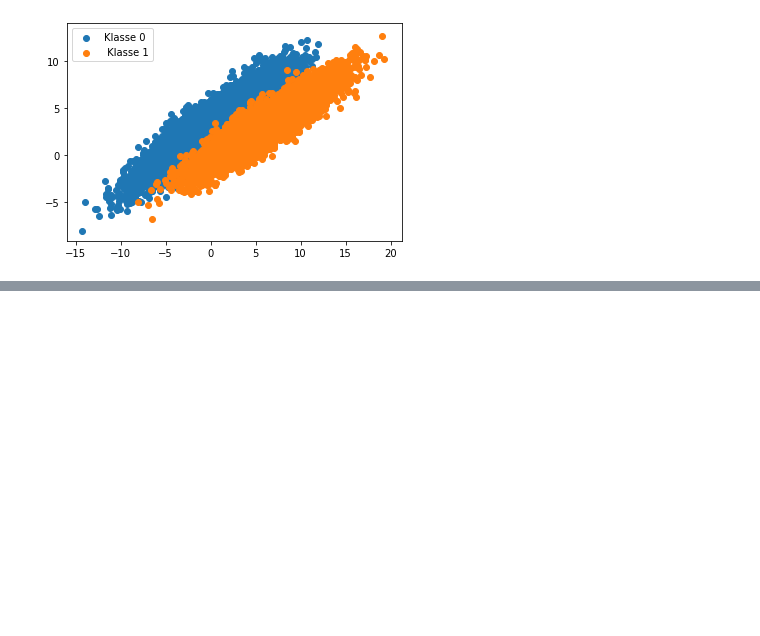
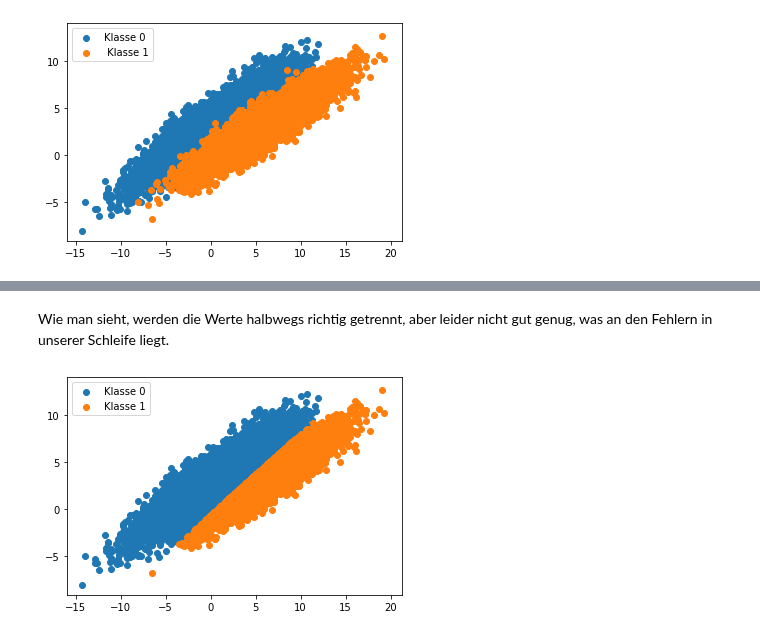
Before and after one commit to jpwgnr/SMD_Abgaben, a Jupyter notebook: Blatt8_Schubert_Herdieckerhoff_Overhoff/Blatt8.ipynb, the cells around one changed output, grey strips where cells are left out. Cells and saved outputs as stored; diff of their text form; code cells hidden in the pictures; blank space fills up the shorter version.

Commit message:
Leider nicht geschafft. Aber naja.

```diff
--- a/Blatt8_Schubert_Herdieckerhoff_Overhoff/Blatt8.ipynb
+++ b/Blatt8_Schubert_Herdieckerhoff_Overhoff/Blatt8.ipynb
@@ -127,2 +109,29 @@ def iteration(W, b, X, y, step_size, num):
+# %%
+def softmax(f, k): # Softmax Funktion wie beschrieben initialisiert. Es wird ein Vektor erzeugt, dessen einzelne Werte jeweils den Wert e hoch f(i) entsprechen, geteilt durch denselbigen Wert plus den Wert e hoch f(i) der jeweils anderen Klasse. Mit k wird die jeweilige Klasse beschrieben, aus der der jeweilige Datenpunkt kommt.
+    q = np.exp(f[:,k]).T/(np.exp(f[:,0])+np.exp(f[:,1]))
+    return q.T
+
+def indicator(y, k): # Indikatorfunktion. Ist quasi delta(y(i),k) wobei k der Klasse entspricht und y(i) den jeweiligen Samples unserer Werte. Es wird ein "True" zurückgegeben, falls diese Bedingung erfüllt ist und ein "False", falls nicht, was in einer Rechnung wie dieser hier einer 1 bzw. 0 entspricht.
+    return y == k
+
+
+def iteration(W, b, X, y, step_size, num):
+    f = ((X@W).T + b).T # Bestimmen der f Werte, also unserer Ergebnisse nach anwenden des Neurons auf unsere Eingangsdaten.
+    W_new1, b_new1, f_new1 = W, b, f # neue Variablen für die for-Schleife
+
+    for i in range(num): #num ist die Anzahl der gewünschten Durchläufe
+        grad_WC = np.array([[(softmax(f_new1, 0)- indicator(y, 0)).T @ X[:,0], #Dies ist eigentlich der spannendste Schritt. Der Gradient W zu C wird gebildet, also die Matrix, die später als Produkt mit der learning_rate zur aktuellen W-Matrix hinzugefügt wird. Dafür haben wir die einzelnen Komponenten berechnet.
+                             (softmax(f_new1, 0)- indicator(y, 0)).T @ X[:,1]], # In den jeweiligen Ecken der Matrix wird (softmax(f,i) -indicator(i) für alle i, also hier 20000 Elemente berechnet) und anschließend mit den dazugehörigen x-Werten multipliziert.
+                            [(softmax(f_new1, 1)- indicator(y, 1)).T @ X[:,0], # Dies wird für alle vier Ecken wiederholt.
+                             (softmax(f_new1, 1)- indicator(y, 1)).T @ X[:,1]]])/len(X[:,1]) # Am Ende wird durch die Anzahl aller Elemente geteilt, wegen des 1/m in der Formel im Skript.
+        grad_bC = np.array([[np.mean((softmax(f_new1,0)- indicator(y,0)).T)], # Hier wird auch nach der Formel aus 2c) der Gradient b C berechnet.
+                            [np.mean((softmax(f_new1,1)- indicator(y,1)).T)]])
+        W_new2 = W_new1 - step_size*grad_WC # Parameterupdate für W
+        b_new2 = b_new1 - step_size*grad_bC # Parameterupdate für b
+        f_new1 = ((X@W_new2).T + b_new2).T # Parameterupdate für f
+        W_new1 = W_new2
+        b_new1 = b_new2
+        print(f_new1[1])
+    return W_new1, b_new1, f_new1
 # %%
-W_new, b_new, f = iteration(W, b, X, y, step_size, 10000)
+W_new, b_new, f_new = iteration(W, b, X, y, step_size, 30)
@@ -141,0 +190,12 @@ None
+# %% [markdown]
+Wie man sieht, werden die Werte halbwegs richtig getrennt, aber leider nicht gut genug, was an den Fehlern in unserer Schleife liegt.
+# %%
+x1 = X[:,0]
+x2 = X[:,1]
+plt.scatter(x1[f_new[:,0]<0.5], x2[f_new[:,0]<0.5], label="Klasse 0")
+plt.scatter(x1[f_new[:,0]>=0.5], x2[f_new[:,0]>=0.5], label="Klasse 1")
+#plt.plot(x_gerade, y_gerade, label="Gerade")
+plt.legend(loc="best")
+None
+# %% [output]
+[figure, added]
```
Also changed, not shown: parts of 14 cells of this notebook.
